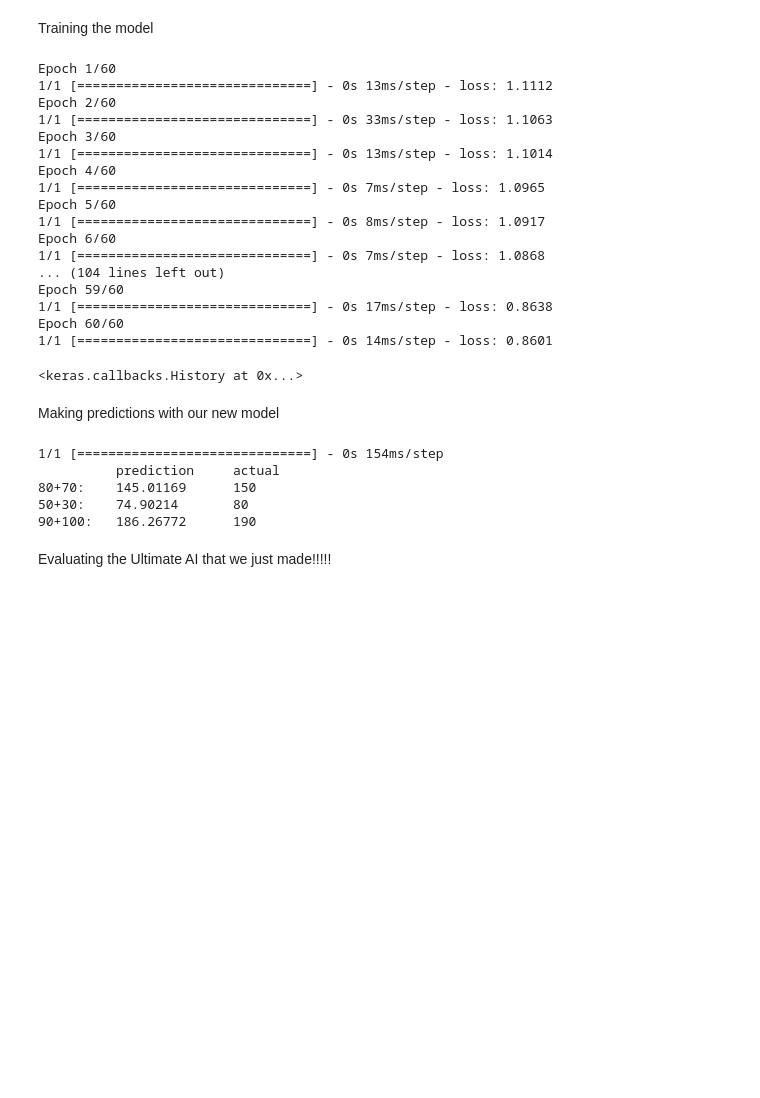
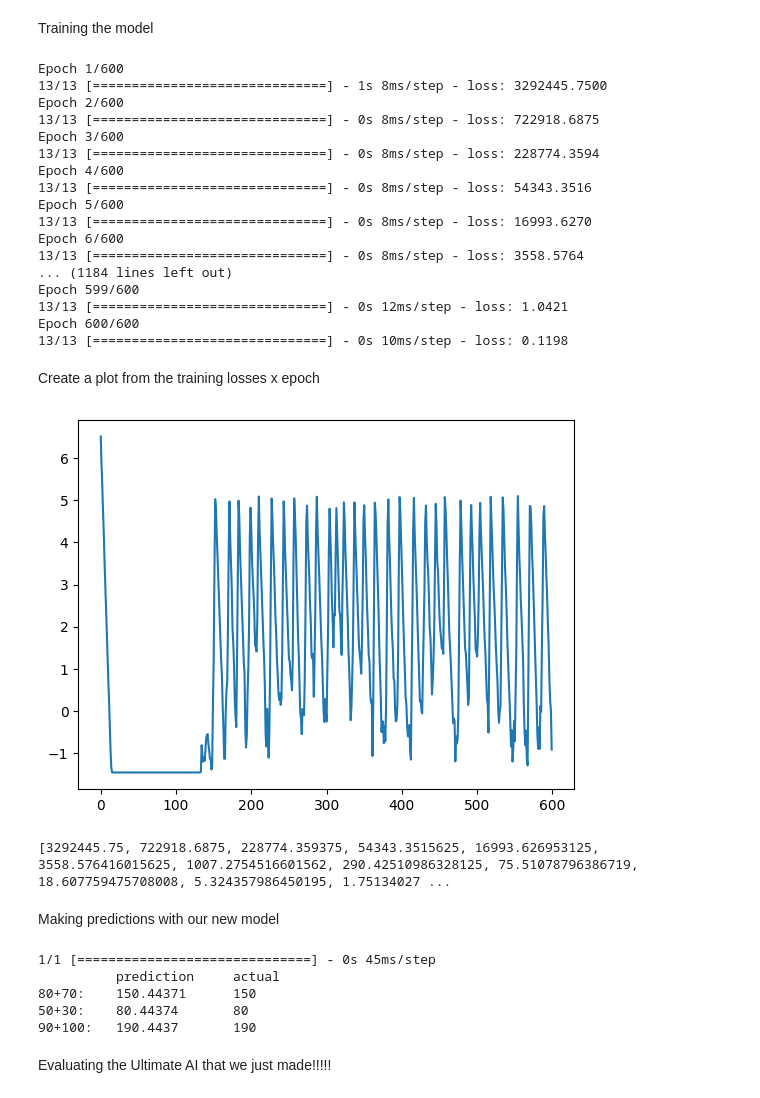
Before and after one commit to Martin1458/simplePythonAI, a Jupyter notebook: neuralNetwork/neural_network_sum.ipynb, the cells around one changed output. Saved outputs shown, nothing was run; the diff lists cells and outputs as text; code cells hidden in the pictures; blank space fills up the shorter version.

Commit message:
Graphing NN training, just sum for now

```diff
--- a/neuralNetwork/neural_network_sum.ipynb
+++ b/neuralNetwork/neural_network_sum.ipynb
@@ -13,9 +9,9 @@ To enable the following instructions: AVX2 FMA, in other operations, rebuild Ten
 # %% [markdown]
 Creating data
 # %%
-input_list = np.random.randint(0, 40, (50, 2))
+input_list = np.random.randint(0, 1000000, (50000, 2))
 
-input_list = np.random.randint(0, 40, (50, 2))
+input_list = np.random.randint(0, 1000000, (50000, 2))
 
 output_list = input_list[:, 0] + input_list[:, 1]
 
@@ -29,8 +25,7 @@ input_list_train, input_list_test, output_list_train, output_list_test = train_t
 Defining keras model
 # %%
 model = tf.keras.Sequential([
-    tf.keras.layers.Dense(16, activation='relu', input_shape=(2,)),
-    tf.keras.layers.Dense(16, activation='relu'),
+    tf.keras.layers.Dense(2, activation='linear', input_shape=(2,)),
     tf.keras.layers.Dense(1)
 ])
 # %% [markdown]
@@ -40,26 +35,42 @@ model.compile(optimizer='adam', loss='mean_squared_error')
 # %% [markdown]
 Training the model
 # %%
-model.fit(input_list, output_list, epochs=60, batch_size=400)
+fitValues = model.fit(input_list, output_list, epochs=600, batch_size=4000)
 # %% [output]
-Epoch 1/60
-1/1 [==============================] - 0s 13ms/step - loss: 1.1112
-Epoch 2/60
-1/1 [==============================] - 0s 33ms/step - loss: 1.1063
-Epoch 3/60
-1/1 [==============================] - 0s 13ms/step - loss: 1.1014
-Epoch 4/60
-1/1 [==============================] - 0s 7ms/step - loss: 1.0965
-Epoch 5/60
-1/1 [==============================] - 0s 8ms/step - loss: 1.0917
-Epoch 6/60
-1/1 [==============================] - 0s 7ms/step - loss: 1.0868
-... (104 lines left out)
-Epoch 59/60
-1/1 [==============================] - 0s 17ms/step - loss: 0.8638
-Epoch 60/60
-1/1 [==============================] - 0s 14ms/step - loss: 0.8601
+Epoch 1/600
+13/13 [==============================] - 1s 8ms/step - loss: 3292445.7500
+Epoch 2/600
+13/13 [==============================] - 0s 8ms/step - loss: 722918.6875
+Epoch 3/600
+13/13 [==============================] - 0s 8ms/step - loss: 228774.3594
+Epoch 4/600
+13/13 [==============================] - 0s 8ms/step - loss: 54343.3516
+Epoch 5/600
+13/13 [==============================] - 0s 8ms/step - loss: 16993.6270
+Epoch 6/600
+13/13 [==============================] - 0s 8ms/step - loss: 3558.5764
+... (1184 lines left out)
+Epoch 599/600
+13/13 [==============================] - 0s 12ms/step - loss: 1.0421
+Epoch 600/600
+13/13 [==============================] - 0s 10ms/step - loss: 0.1198
-<keras.callbacks.History at 0x...>
+# %% [markdown]
+Create a plot from the training losses x epoch
+# %%
+import matplotlib.pyplot as plt
+import numpy as np
+import math
+
+y = [math.log(i, 10) for i in list(fitValues.history["loss"])]
+x = [i for i in range(len(list(y)))]
+
+fig, ax = plt.subplots()
+ax.plot(x, y)
+plt.show()
+print(fitValues.history["loss"])
+# %% [output]
+[figure, added]
+[3292445.75, 722918.6875, 228774.359375, 54343.3515625, 16993.626953125, 3558.576416015625, 1007.2754516601562, 290.42510986328125, 75.51078796386719, 18.607759475708008, 5.324357986450195, 1.75134027 ...
 # %% [markdown]
 Making predictions with our new model
 # %%
@@ -72,11 +83,11 @@ for i in range(len(predictions)):
     actual_val = x + y
     print("{:<10s}{:<15s}{}".format(str(x) + "+" + str(y) + ":", str(predicted_val), str(actual_val)))
 # %% [output]
-1/1 [==============================] - 0s 154ms/step
+1/1 [==============================] - 0s 45ms/step
           prediction     actual
-80+70:    145.01169      150
-50+30:    74.90214       80
-90+100:   186.26772      190
+80+70:    150.44371      150
+50+30:    80.44374       80
+90+100:   190.4437       190
 # %% [markdown]
 Evaluating the Ultimate AI that we just made!!!!!
 # %%
```
Also changed, not shown: parts of 4 cells of this notebook.
